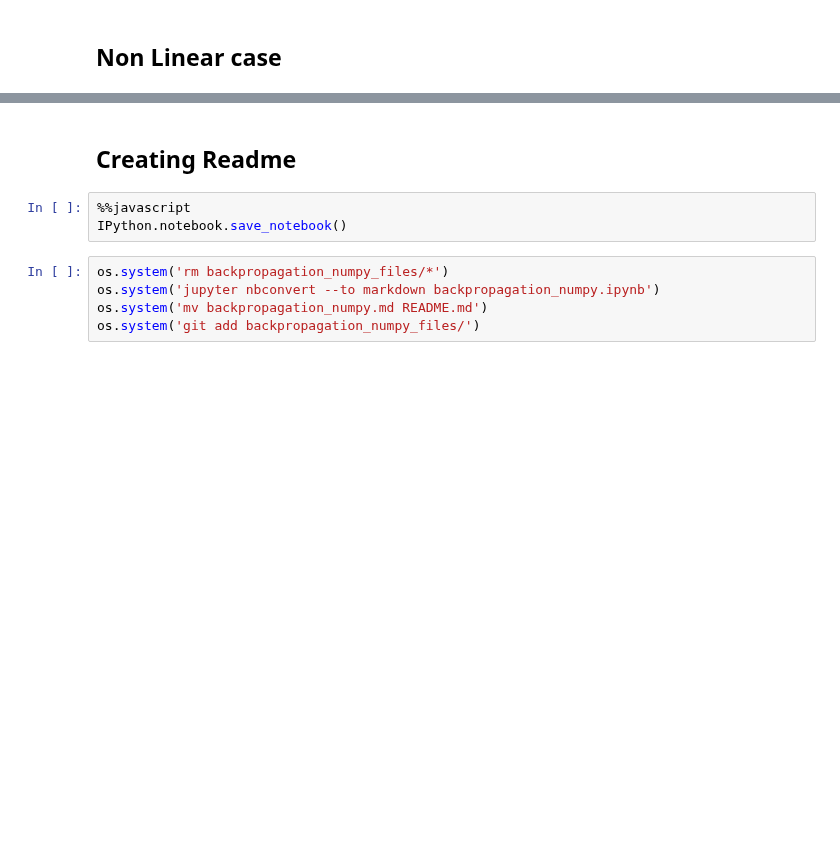
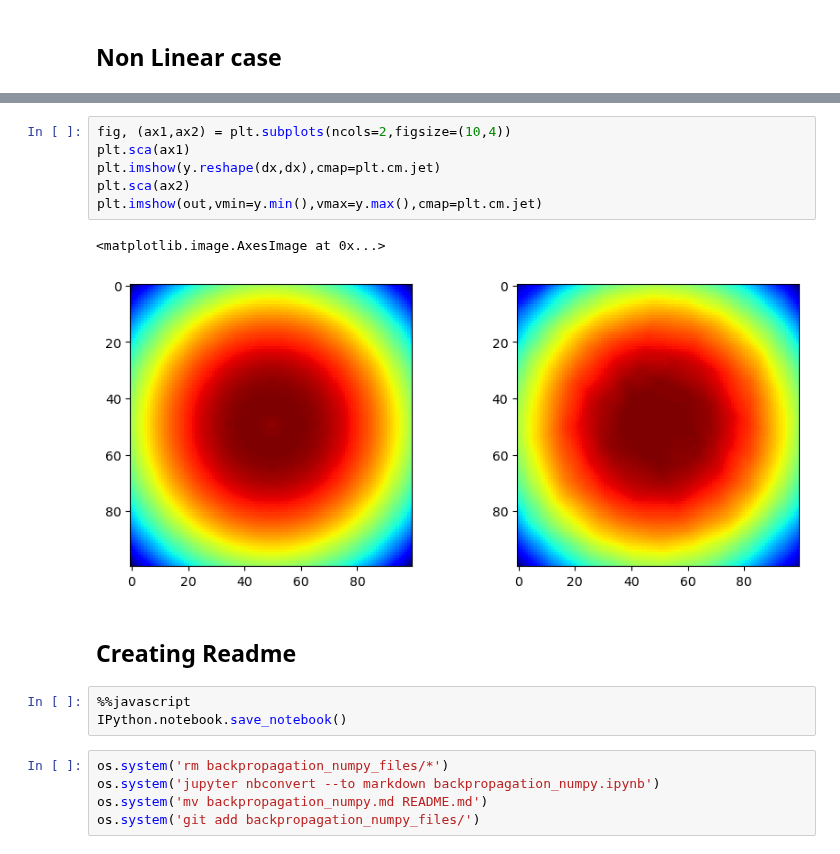
Before and after one commit to emenier/backpropagation, a Jupyter notebook: backpropagation_numpy.ipynb, the cells around one changed output, grey strips where cells are left out. Cells and saved outputs as stored; diff of their text form; blank space fills up the shorter version.

```diff
--- a/backpropagation_numpy.ipynb
+++ b/backpropagation_numpy.ipynb
@@ -248,3 +387,12 @@ Text(0.5, 0.98, 'Almost as good as linear regression :D')
+# %%
+fig, (ax1,ax2) = plt.subplots(ncols=2,figsize=(10,4))
+plt.sca(ax1)
+plt.imshow(y.reshape(dx,dx),cmap=plt.cm.jet)
+plt.sca(ax2)
+plt.imshow(out,vmin=y.min(),vmax=y.max(),cmap=plt.cm.jet)
+# %% [output]
+<matplotlib.image.AxesImage at 0x...>
+[figure, added]
 # %% [markdown]
 ## Creating Readme
 # %%
```
Also changed, not shown: parts of 24 cells of this notebook, 9 other files.
